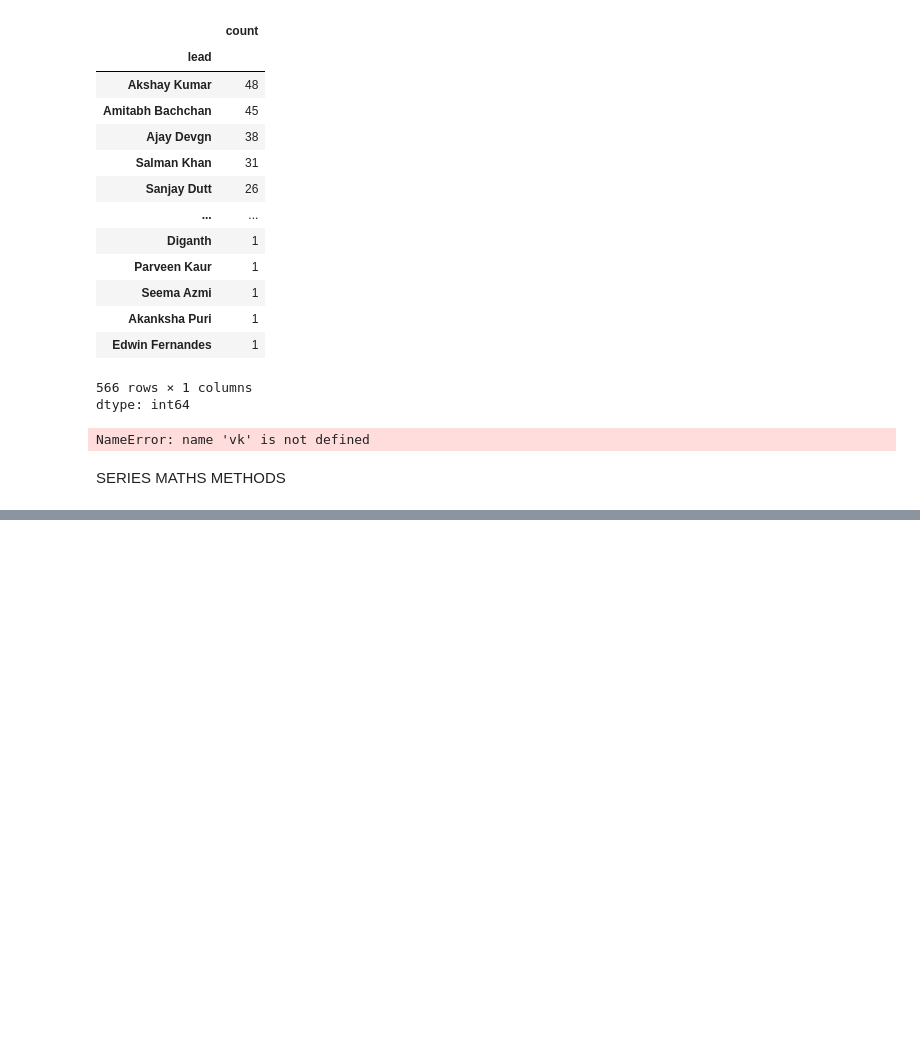
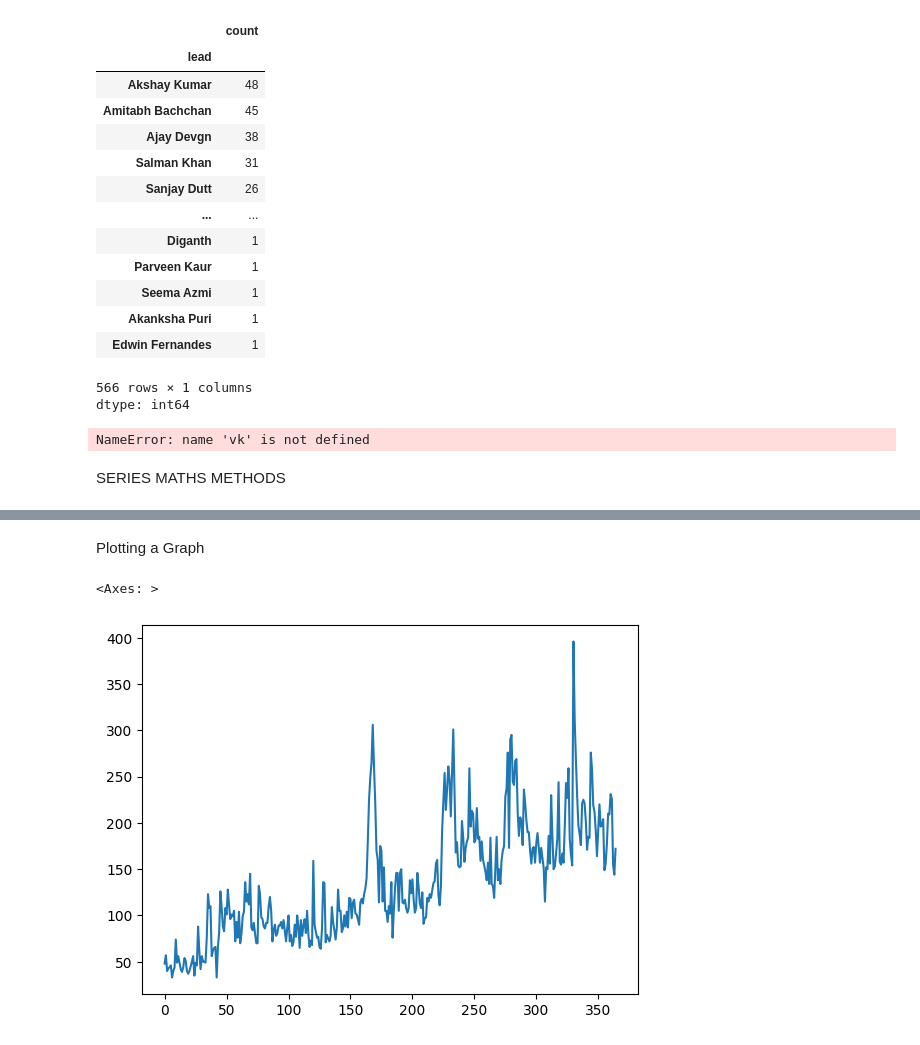
Before and after one commit to mdmohsin6/5.6-Secrets-Project, a Jupyter notebook: pandas.ipynb, the cells around one changed output, grey strips where cells are left out. Cells and saved outputs as stored; diff of their text form; code cells hidden in the pictures; blank space fills up the shorter version.

```diff
--- a/pandas.ipynb
+++ b/pandas.ipynb
@@ -248,0 +568,8 @@ SERIES MATHS METHODS
+# %% [markdown]
+Plotting a Graph
+# %%
+subs.plot()
+#2d plot
+# %% [output]
+<Axes: >
+[figure, added]
```
Also changed, not shown: parts of 38 cells of this notebook.
